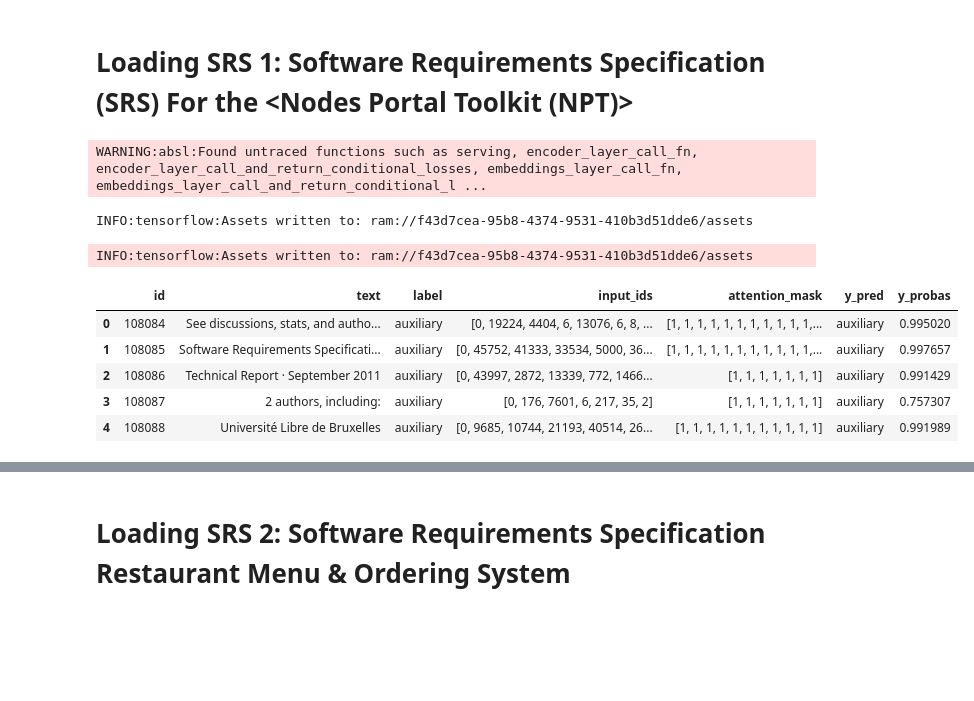
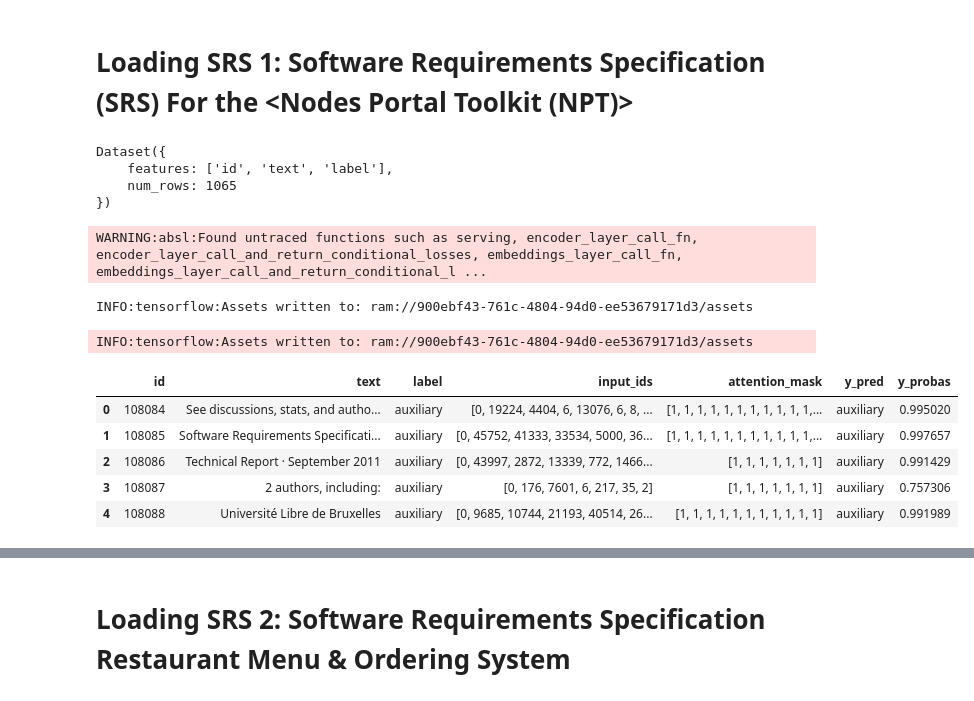
Before and after one commit to kasrahabib/ReqSeek, a Jupyter notebook: evaluations/RQ4/RQ4_evaluation.ipynb, the cells around one changed output, grey strips where cells are left out. Saved outputs shown, nothing was run; the diff lists cells and outputs as text; code cells hidden in the pictures; blank space fills up the shorter version.

```diff
--- a/evaluations/RQ4/RQ4_evaluation.ipynb
+++ b/evaluations/RQ4/RQ4_evaluation.ipynb
@@ -34,7 +51,7 @@ from transformers import AutoTokenizer, TFAutoModelForSequenceClassification
 
 batch_size = 16
 
-model_ckpt = '../ReqSeek/'
+model_ckpt = '../../ReqSeek/'
 tokenizer = AutoTokenizer.from_pretrained(model_ckpt)
 
 model = TFAutoModelForSequenceClassification.from_pretrained(model_ckpt)
@@ -69,23 +86,30 @@ def forward_pass_with_label(batch):
 # %% [markdown]
 # Loading SRS 1: Software Requirements Specification (SRS) For the <Nodes Portal Toolkit (NPT)>
 # %%
-srs_1_path = "./three_real_world_srs/ntp/ntp_labeled.jsonl"
-srs_1_requirements = load_jsonl(srs_1_path)
-srs_1_requirements_hf = datasets.Dataset.from_list(srs_1_requirements)
+ntp_path = "./three_unseen_srs/ntp/ntp_labeled.jsonl"
+ntp_requirements = load_jsonl(ntp_path)
+ntp_requirements_hf = datasets.Dataset.from_list(ntp_requirements)
+# %%
+ntp_requirements_hf
+# %% [output]
+Dataset({
+    features: ['id', 'text', 'label'],
+    num_rows: 1065
+})
 # %%
-srs_1_requirements_hf_encoded = srs_1_requirements_hf.map(preprocess_function, batched = True)
-srs_1_requirements_hf_predicted = srs_1_requirements_hf_encoded.map(forward_pass_with_label, batched = True, batch_size = 8)
+ntp_requirements_hf_encoded = ntp_requirements_hf.map(preprocess_function, batched = True)
+ntp_requirements_hf_predicted = ntp_requirements_hf_encoded.map(forward_pass_with_label, batched = True, batch_size = 8)
 # %% [output]
 WARNING:absl:Found untraced functions such as serving, encoder_layer_call_fn, encoder_layer_call_and_return_conditional_losses, embeddings_layer_call_fn, embeddings_layer_call_and_return_conditional_l ...
-INFO:tensorflow:Assets written to: ram://f43d7cea-95b8-4374-9531-410b3d51dde6/assets
+INFO:tensorflow:Assets written to: ram://900ebf43-761c-4804-94d0-ee53679171d3/assets
-INFO:tensorflow:Assets written to: ram://f43d7cea-95b8-4374-9531-410b3d51dde6/assets
+INFO:tensorflow:Assets written to: ram://900ebf43-761c-4804-94d0-ee53679171d3/assets
 # %%
-srs_1_requirements_hf_predicted.to_pandas()[:5]
+ntp_requirements_hf_predicted.to_pandas()[:5]
 # %% [output]
 |  | id | text | label | input_ids | attention_mask | y_pred | y_probas |
 | 0 | 108084 | See discussions, stats, and autho... | auxiliary | [0, 19224, 4404, 6, 13076, 6, 8, ... | [1, 1, 1, 1, 1, 1, 1, 1, 1, 1, 1,... | auxiliary | 0.995020 |
 | 1 | 108085 | Software Requirements Specificati... | auxiliary | [0, 45752, 41333, 33534, 5000, 36... | [1, 1, 1, 1, 1, 1, 1, 1, 1, 1, 1,... | auxiliary | 0.997657 |
 | 2 | 108086 | Technical Report · September 2011 | auxiliary | [0, 43997, 2872, 13339, 772, 1466... | [1, 1, 1, 1, 1, 1, 1] | auxiliary | 0.991429 |
-| 3 | 108087 | 2 authors, including: | auxiliary | [0, 176, 7601, 6, 217, 35, 2] | [1, 1, 1, 1, 1, 1, 1] | auxiliary | 0.757307 |
+| 3 | 108087 | 2 authors, including: | auxiliary | [0, 176, 7601, 6, 217, 35, 2] | [1, 1, 1, 1, 1, 1, 1] | auxiliary | 0.757306 |
 | 4 | 108088 | Université Libre de Bruxelles | auxiliary | [0, 9685, 10744, 21193, 40514, 26... | [1, 1, 1, 1, 1, 1, 1, 1, 1, 1, 1] | auxiliary | 0.991989 |
 # %%
```
Also changed, not shown: parts of 37 cells of this notebook, 27 other files.
